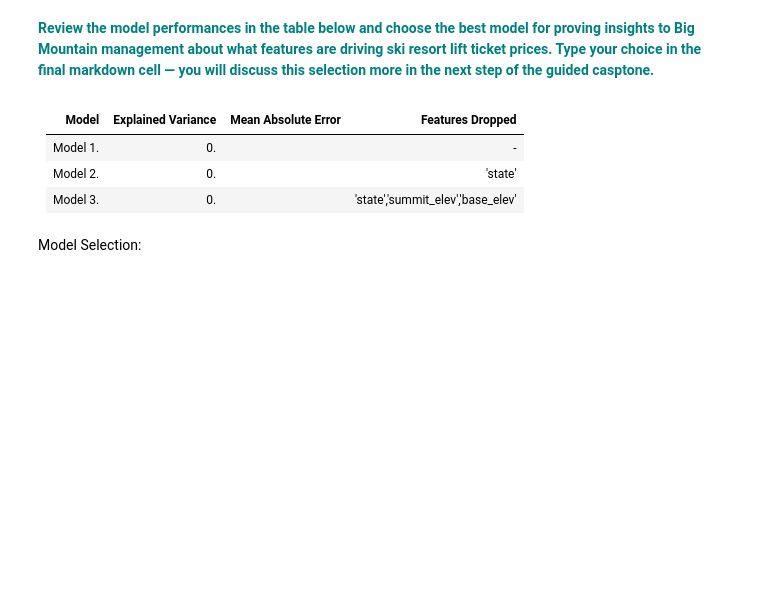
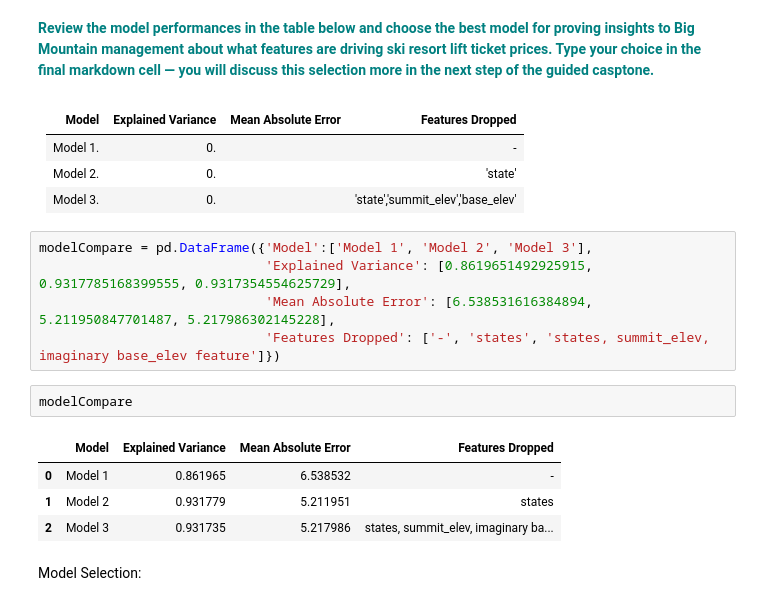
Before and after one commit to jswojcik/Springboard-Git-Repo, a Jupyter notebook: Guided_Capstone/Preprocessing & Modeling/Notebook_stepfourandfive.ipynb, the cells around one changed output. Cells and saved outputs as stored; diff of their text form; blank space fills up the shorter version.

```diff
--- a/Guided_Capstone/Preprocessing & Modeling/Notebook_stepfourandfive.ipynb
+++ b/Guided_Capstone/Preprocessing & Modeling/Notebook_stepfourandfive.ipynb
@@ -383,6 +383,18 @@ co_df
 | Model 1. | 0. |  |-|
 | Model 2. | 0.| |'state'|
 | Model 3. | 0. | |'state','summit_elev','base_elev'|
+# %%
+modelCompare = pd.DataFrame({'Model':['Model 1', 'Model 2', 'Model 3'],
+                             'Explained Variance': [0.8619651492925915, 0.9317785168399555, 0.9317354554625729],
+                             'Mean Absolute Error': [6.538531616384894, 5.211950847701487, 5.217986302145228],
+                             'Features Dropped': ['-', 'states', 'states, summit_elev, imaginary base_elev feature']})
+# %%
+modelCompare
+# %% [output]
+|  | Model | Explained Variance | Mean Absolute Error | Features Dropped |
+| 0 | Model 1 | 0.861965 | 6.538532 | - |
+| 1 | Model 2 | 0.931779 | 5.211951 | states |
+| 2 | Model 3 | 0.931735 | 5.217986 | states, summit_elev, imaginary ba... |
 # %% [markdown]
 Model Selection:
 # %% [markdown]
```
Also changed, not shown: parts of 10 cells of this notebook.
